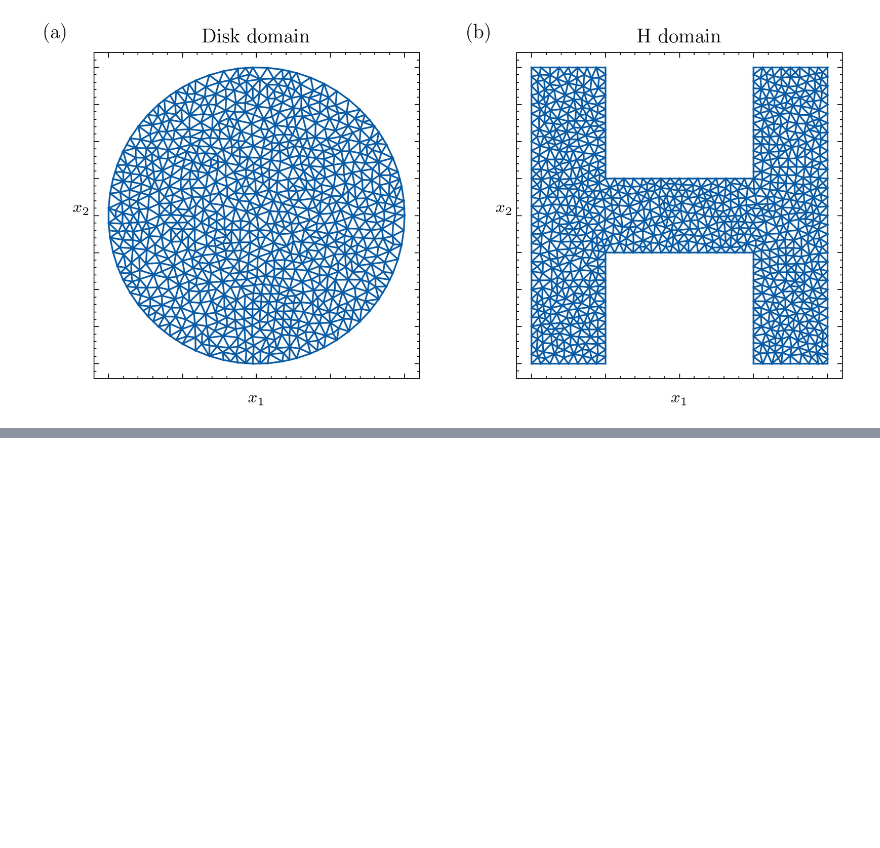
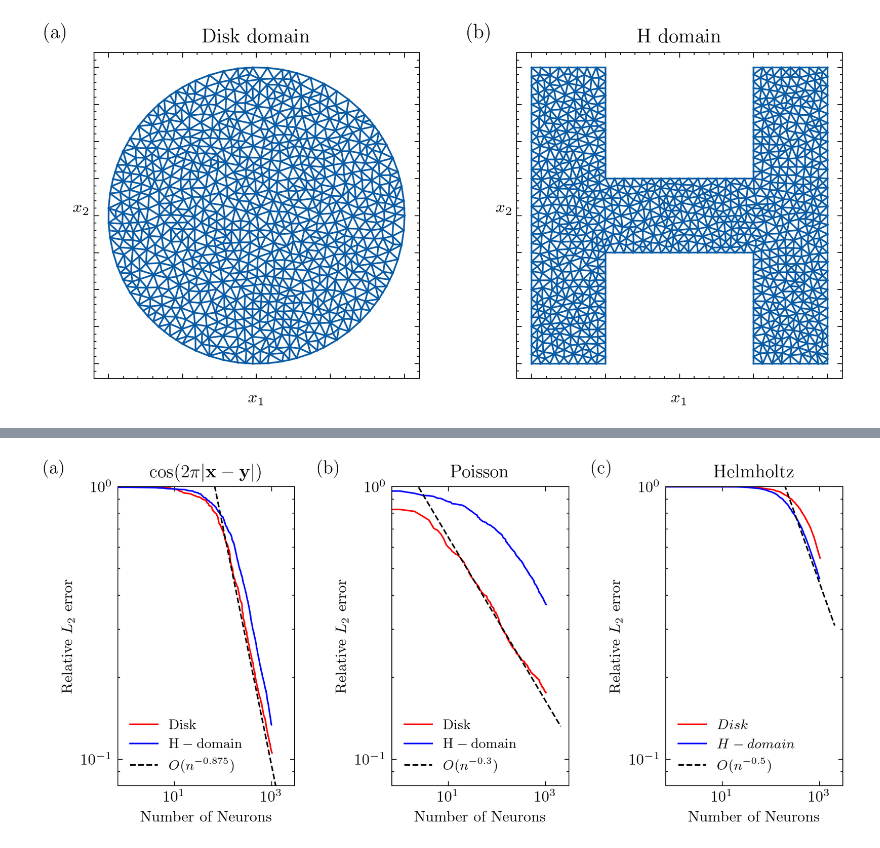
Before and after one commit to linye-boli/OGA-KernelEstimation, a Jupyter notebook: vis/vis2D.ipynb, the cells around one changed output, grey strips where cells are left out. Drawn from its saved outputs; the diff is of its cells as text; code cells hidden in the pictures; blank space fills up the shorter version.

```diff
--- a/vis/vis2D.ipynb
+++ b/vis/vis2D.ipynb
@@ -204,0 +401,4 @@ plt.savefig('mesh2D.pdf')
+# %%
+vis_oga_2D_dynamics()
+# %% [output]
+[figure, added]
```
Also changed, not shown: parts of 14 cells of this notebook, 13 other files.
